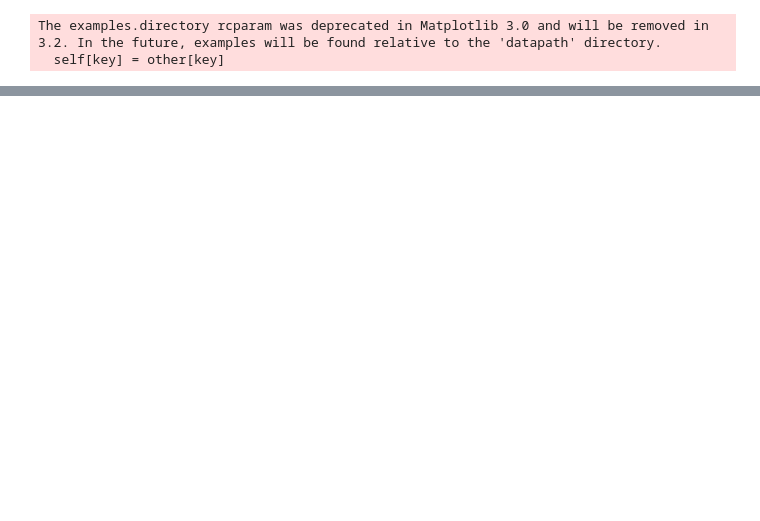
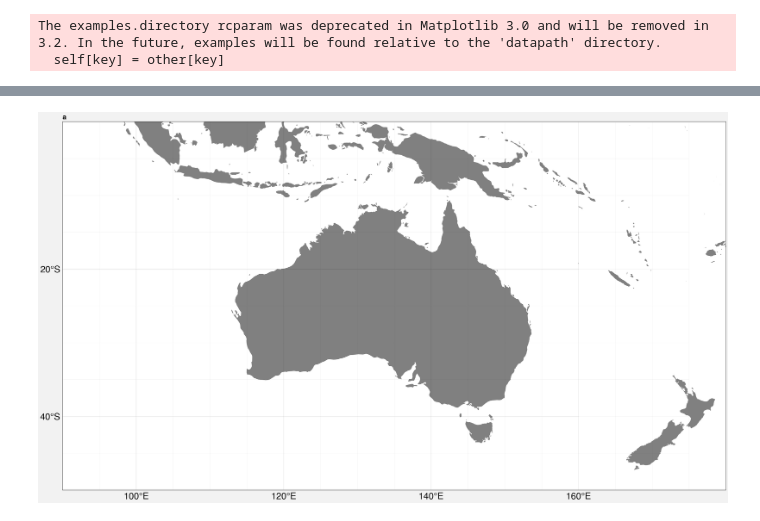
Before and after one commit to CARSv2/cars-v2, a Jupyter notebook: notebooks/Prepare_DIVA_Input_WOD_interp_profiles_to_standard_levels.ipynb, the cells around one changed output, grey strips where cells are left out. Drawn from its saved outputs; the diff is of its cells as text; code cells hidden in the pictures; blank space fills up the shorter version.

```diff
--- a/notebooks/Prepare_DIVA_Input_WOD_interp_profiles_to_standard_levels.ipynb
+++ b/notebooks/Prepare_DIVA_Input_WOD_interp_profiles_to_standard_levels.ipynb
@@ -92 +208,24 @@ pfl
+# %%
+import proplot
+
+LONGITUDE_LIM_WEST = 90
+LONGITUDE_LIM_EAST = 180
+
+LATITUDE_LIM_SOUTH = -50
+LATITUDE_LIM_NORTH =  0
+
+proplot.rc['abc.size'] = 15
+#obs_type = ['ctd','xbt','pfl','osd','mrb','gld','drb'] #,'gld']
+proplot.rc.reso = 'med'  # use higher res for zoomed in geographic features
+#basemap = pplt.Proj('cyl', lonlim=(-20, 180), latlim=(-10, 50), basemap=True)
+fig, axs = proplot.subplots(nrows=1, proj=('cyl'),axwidth=20)
+axs.format(
+    land=True, labels=True, lonlines=20, latlines=20,
+    gridminor=True,landcolor='grey', abc='a)'
+)
+
+
+axs[0].format(lonlim=(LONGITUDE_LIM_WEST, LONGITUDE_LIM_EAST), latlim=(LATITUDE_LIM_SOUTH, LATITUDE_LIM_NORTH), labels=True,gridlabelsize=20)
+# %% [output]
+[figure, added]
 # %%
```
Also changed, not shown: parts of 27 cells of this notebook.
